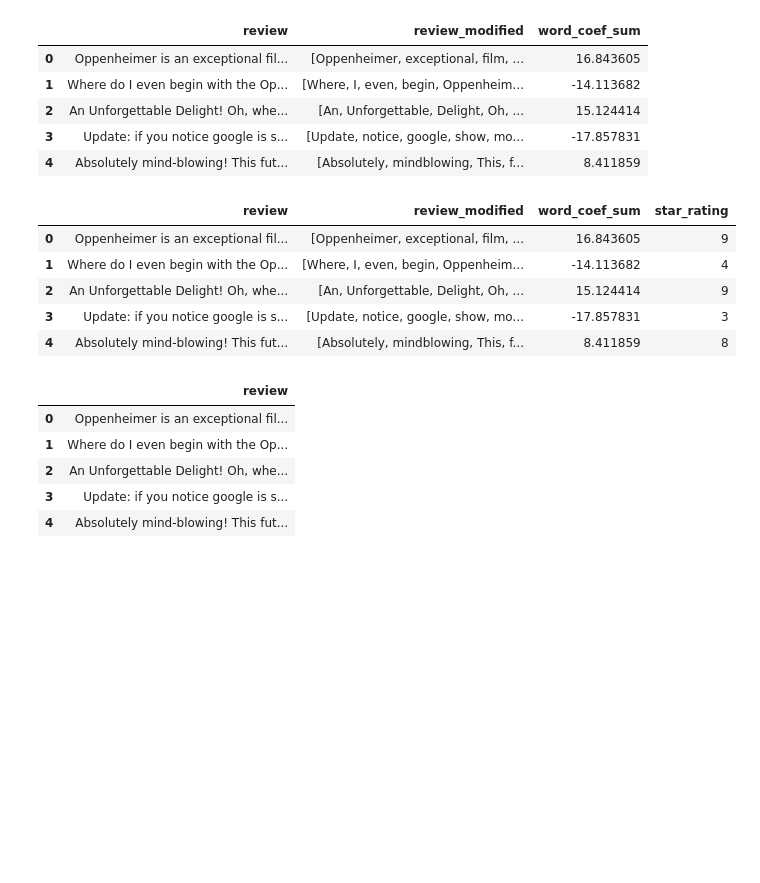
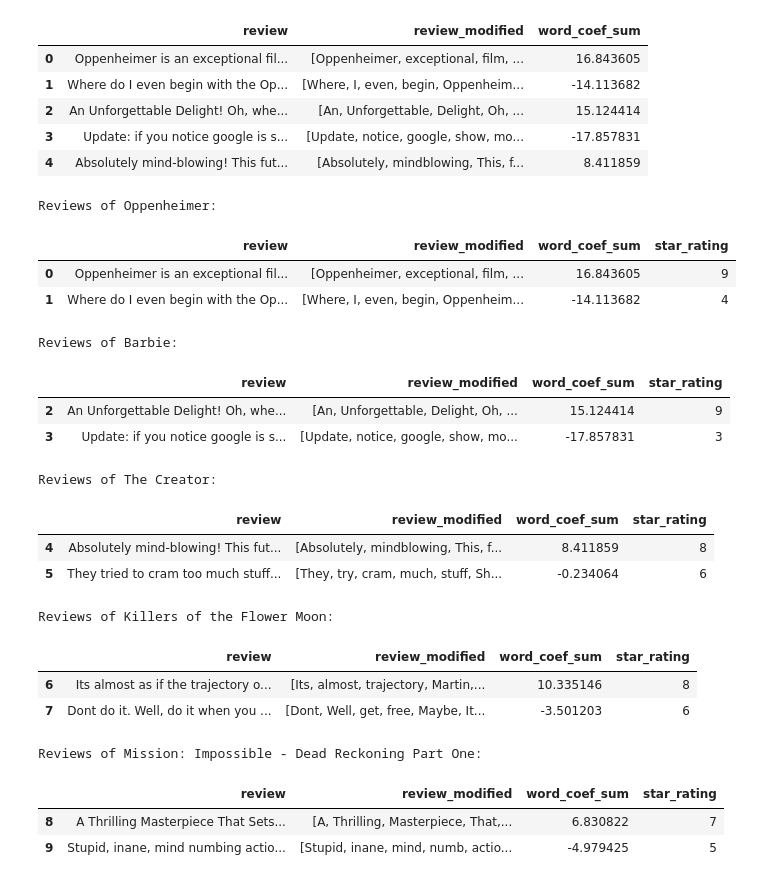
Before and after one commit to efei01/NSDC_F23_movie_reviews_project, a Jupyter notebook: Movie_Review_Sentiment_Analysis_V2.ipynb, the cells around one changed output. Drawn from its saved outputs; the diff is of its cells as text; code cells hidden in the pictures; blank space fills up the shorter version.

```diff
--- a/Movie_Review_Sentiment_Analysis_V2.ipynb
+++ b/Movie_Review_Sentiment_Analysis_V2.ipynb
@@ -428,25 +429,43 @@ df_review_2023.head()
 # %%
 df_review_2023['star_rating'] = pd.cut(
     df_review_2023['word_coef_sum'],
     bins=bins,
     labels=np.arange(1, 11),
     right=True
 )
-df_review_2023.head()
+
+pd.set_option('display.max_colwidth', 500) # increase display width of columns so we can see more words
+
+print("Reviews of Oppenheimer:")
+display(df_review_2023.iloc[:2])
+print("Reviews of Barbie:")
+display(df_review_2023.iloc[2:4])
+print("Reviews of The Creator:")
+display(df_review_2023.iloc[4:6])
+print("Reviews of Killers of the Flower Moon:")
+display(df_review_2023.iloc[6:8])
+print("Reviews of Mission: Impossible - Dead Reckoning Part One:")
+display(df_review_2023.iloc[8:10])
+
+pd.set_option('display.max_colwidth', 200) # reset display width for future outputs
 # %% [output]
+Reviews of Oppenheimer:
 |  | review | review_modified | word_coef_sum | star_rating |
 | 0 | Oppenheimer is an exceptional fil... | [Oppenheimer, exceptional, film, ... | 16.843605 | 9 |
 | 1 | Where do I even begin with the Op... | [Where, I, even, begin, Oppenheim... | -14.113682 | 4 |
-| 2 | An Unforgettable Delight! Oh, whe... | [An, Unforgettable, Delight, Oh, ... | 15.124414 | 9 |
-| 3 | Update: if you notice google is s... | [Update, notice, google, show, mo... | -17.857831 | 3 |
-| 4 | Absolutely mind-blowing! This fut... | [Absolutely, mindblowing, This, f... | 8.411859 | 8 |
+Reviews of Barbie:
+|  | review | review_modified | word_coef_sum | star_rating |
+| 2 | An Unforgettable Delight! Oh, whe... | [An, Unforgettable, Delight, Oh, ... | 15.124414 | 9 |
+| 3 | Update: if you notice google is s... | [Update, notice, google, show, mo... | -17.857831 | 3 |
+Reviews of The Creator:
+|  | review | review_modified | word_coef_sum | star_rating |
+| 4 | Absolutely mind-blowing! This fut... | [Absolutely, mindblowing, This, f... | 8.411859 | 8 |
+| 5 | They tried to cram too much stuff... | [They, try, cram, much, stuff, Sh... | -0.234064 | 6 |
+Reviews of Killers of the Flower Moon:
+|  | review | review_modified | word_coef_sum | star_rating |
+| 6 | Its almost as if the trajectory o... | [Its, almost, trajectory, Martin,... | 10.335146 | 8 |
+| 7 | Dont do it. Well, do it when you ... | [Dont, Well, get, free, Maybe, It... | -3.501203 | 6 |
+Reviews of Mission: Impossible - Dead Reckoning Part One:
+|  | review | review_modified | word_coef_sum | star_rating |
+| 8 | A Thrilling Masterpiece That Sets... | [A, Thrilling, Masterpiece, That,... | 6.830822 | 7 |
+| 9 | Stupid, inane, mind numbing actio... | [Stupid, inane, mind, numb, actio... | -4.979425 | 5 |
-# %%
-df_review_2023 = pd.read_csv('movie_reviews_2023.csv')
-df_review_2023.head()
-# %% [output]
-|  | review |
-| 0 | Oppenheimer is an exceptional fil... |
-| 1 | Where do I even begin with the Op... |
-| 2 | An Unforgettable Delight! Oh, whe... |
-| 3 | Update: if you notice google is s... |
-| 4 | Absolutely mind-blowing! This fut... |
```
Also changed, not shown: parts of 6 cells of this notebook, 1 other file.
